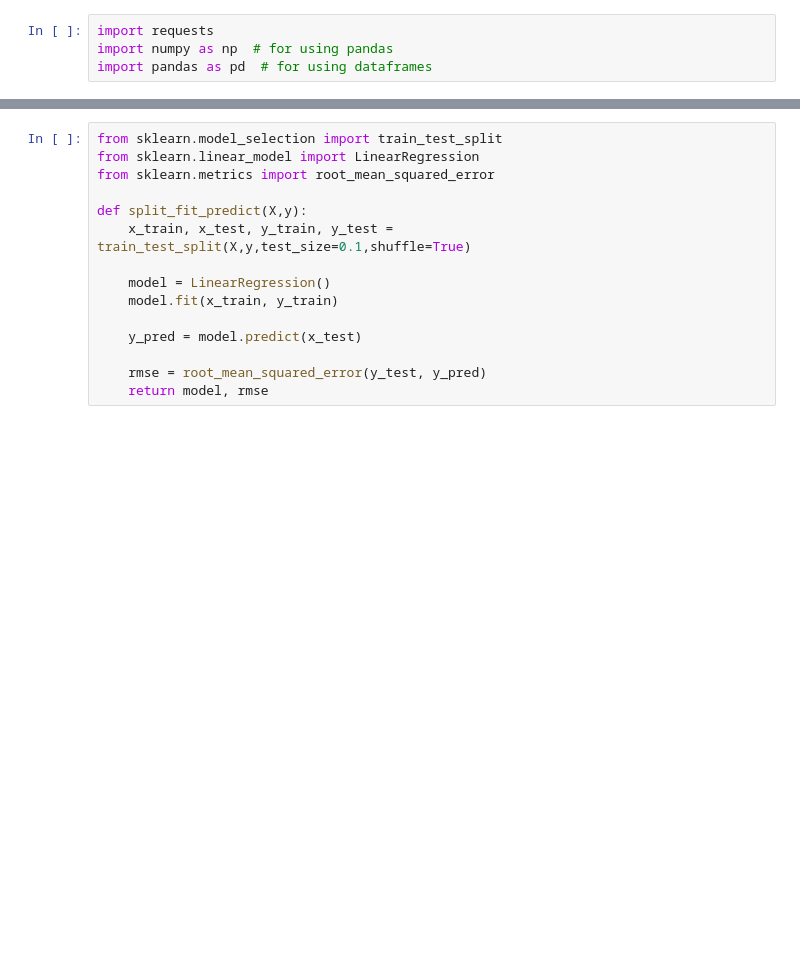
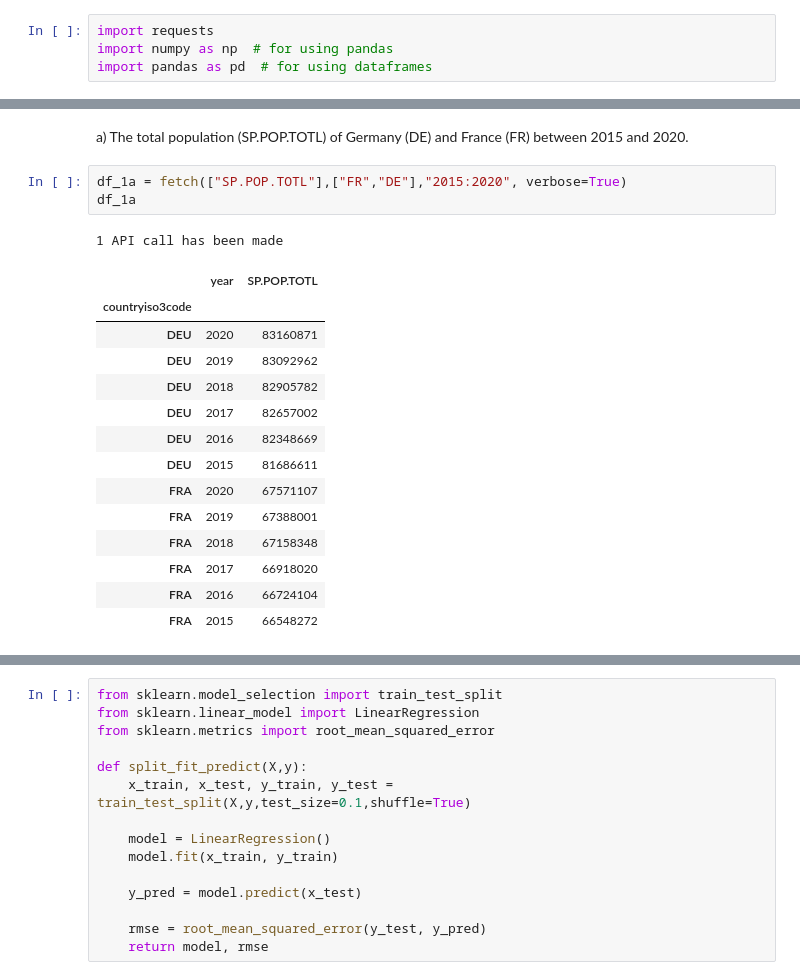
Before and after one commit to 841723/informatica-s7, a Jupyter notebook: mads-tpds/project/project2/project2.ipynb, the cells around one changed output, grey strips where cells are left out. Drawn from its saved outputs; the diff is of its cells as text; blank space fills up the shorter version.

```diff
--- a/mads-tpds/project/project2/project2.ipynb
+++ b/mads-tpds/project/project2/project2.ipynb
@@ -133,0 +91,21 @@ df_1b
+# %% [markdown]
+a) The total population (SP.POP.TOTL) of Germany (DE) and France (FR) between 2015 and 2020.
+# %%
+df_1a = fetch(["SP.POP.TOTL"],["FR","DE"],"2015:2020", verbose=True)
+df_1a
+# %% [output]
+1 API call has been made
+|  | year | SP.POP.TOTL |
+| countryiso3code |  |  |
+| DEU | 2020 | 83160871 |
+| DEU | 2019 | 83092962 |
+| DEU | 2018 | 82905782 |
+| DEU | 2017 | 82657002 |
+| DEU | 2016 | 82348669 |
+| DEU | 2015 | 81686611 |
+| FRA | 2020 | 67571107 |
+| FRA | 2019 | 67388001 |
+| FRA | 2018 | 67158348 |
+| FRA | 2017 | 66918020 |
+| FRA | 2016 | 66724104 |
+| FRA | 2015 | 66548272 |
```
Also changed, not shown: parts of 33 cells of this notebook.
